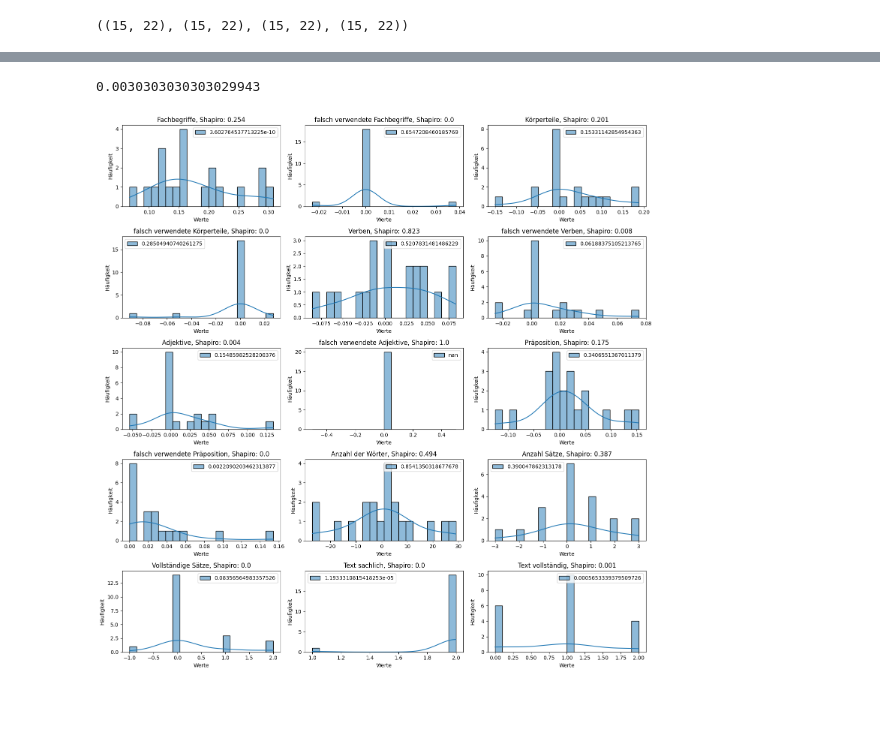
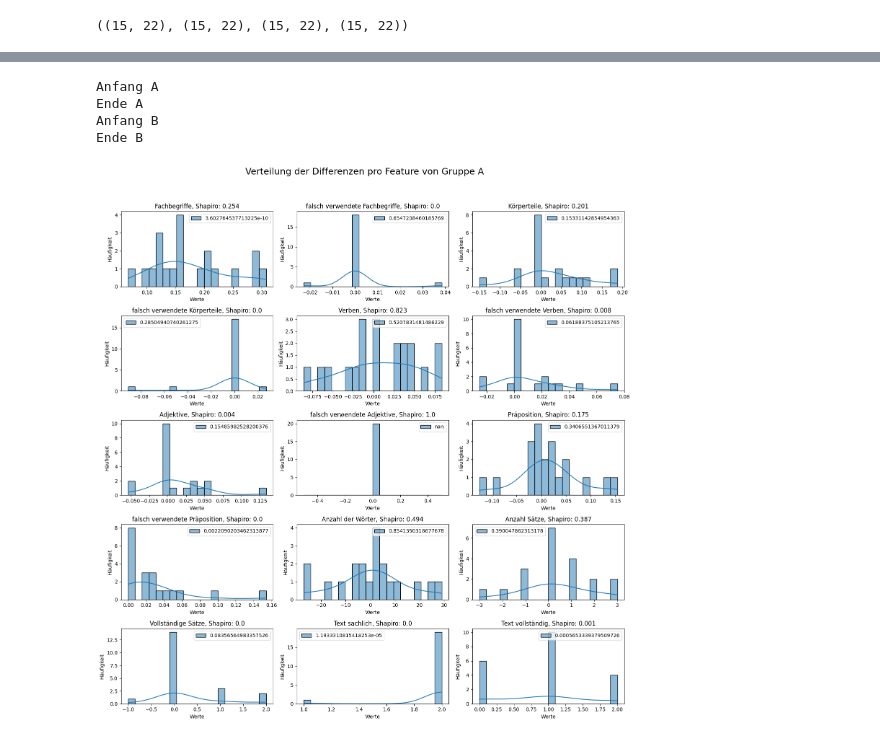
Before and after one commit to pietow/Auswertung, a Jupyter notebook: auswertung.ipynb, the cells around one changed output, grey strips where cells are left out. Drawn from its saved outputs; the diff is of its cells as text; code cells hidden in the pictures; blank space fills up the shorter version.

```diff
--- a/auswertung.ipynb
+++ b/auswertung.ipynb
@@ -53,6 +37,10 @@ def transpose(df):
     df = df.drop(index=0).reset_index(drop=True)
     return df
 # %%
-dfs_T = []
-for df in dfs:
-    dfs_T.append(transpose(df))
+def preprocess_data(dfs):
+    dfs_T = []
+    for df in dfs:
+        dfs_T.append(transpose(df))
+    df_all = pd.concat(dfs_T, ignore_index=True)
+    df_all = df_all.set_index(["group", "index"])
+    return df_all
@@ -109,6 +47,16 @@ df_all = df_all.set_index(["group", "index"])
-# %%
-
-0.136363636363636 - 0.133333333333333
-# %% [output]
-0.0030303030303029943
+# %%
+df_all = preprocess_data(dfs)
+# %% [output]
+Anfang A
+Ende A
+Anfang B
+Ende B
+# %%
+def compare_by_group(df_all, group1, group2):
+    anfang = df_all.xs(group1, level=0)
+    ende = df_all.xs(group2, level=0)
+
+    return (ende - anfang), anfang, ende
+
+diff_A = compare_by_group(df_all, "Anfang A", "Ende A")
 # %%
@@ -119,29 +67,37 @@ diff_A = ende_A - anfang_A
 # %%
 import matplotlib.pyplot as plt
 import seaborn as sns
 from scipy import stats
 
-spalten = diff_A.columns
+def evaluation(*args):
+    diff, anfang, ende = compare_by_group(*args)
 
-fig, axes = plt.subplots(5, 3, figsize=(15, 15))
-axes = axes.flatten()
-p_values = {}
-for ax, col in zip(axes, spalten):
 
-    werte = diff_A[col]
-    stat, p = stats.shapiro(werte)
-    if p > 0.05:
-        t_stat, p_val = stats.ttest_rel(ende_A[col].to_list(), anfang_A[col].to_list())
-    else:
-        w_stat, p_val = stats.wilcoxon(ende_A[col].to_list(), anfang_A[col].to_list())
-    p_values[col] = p_val
-    sns.histplot(werte, kde=True, bins=20, ax=ax, label=p_val)
-    ax.set_title(f"{col}, Shapiro: {round(p, 3)}")
-    ax.legend()
-    ax.set_xlabel("Werte")
-    ax.set_ylabel("Häufigkeit")
+    fig, axes = plt.subplots(5, 3, figsize=(15, 15))
+    fig.subplots_adjust(top=0.92)  # add padding above the subtitle
+    fig.suptitle(f"Verteilung der Differenzen pro Feature von Gruppe {args[1][-1]}", fontsize=18, y=1.03)
+    axes = axes.flatten()
+    p_values = {}
+    for ax, col in zip(axes, spalten):
+        werte = diff[col]
+        stat, p = stats.shapiro(werte)
+        if p > 0.05:
+            t_stat, p_val = stats.ttest_rel(ende[col].to_list(), anfang[col].to_list())
+        else:
+            w_stat, p_val = stats.wilcoxon(ende[col].to_list(), anfang[col].to_list())
+        p_values[col] = p_val
+        sns.histplot(werte, kde=True, bins=20, ax=ax, label=p_val)
+        # sns.histplot(werte, kde=True, bins=20, ax=ax, )
+        ax.set_title(f"{col}, Shapiro: {round(p, 3)}")
+        ax.legend()
+        ax.set_xlabel("Werte")
+        ax.set_ylabel("Häufigkeit")
 
-plt.tight_layout()
-plt.show()
+    plt.tight_layout()
+    plt.show()
+    p_values = pd.DataFrame((p_values.items()), columns=['Feature', 'p-value'])
+    return p_values
+
+p_values = evaluation(df_all, "Anfang A", "Ende A")
 # %% [output]
-[figure, old version]
+[figure, new version]
```
Also changed, not shown: parts of 15 cells of this notebook, 4 other files.
